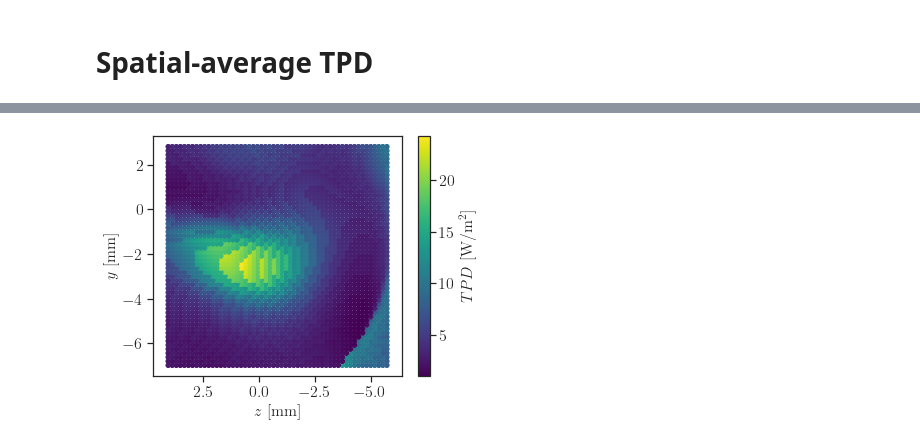
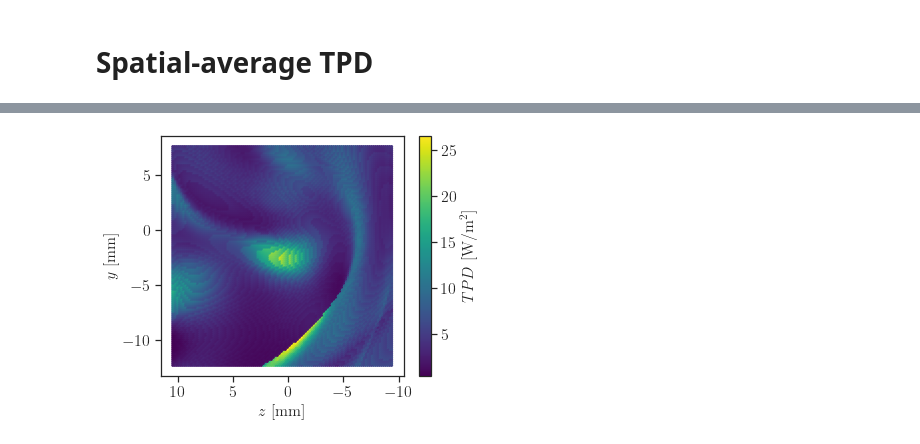
Before and after one commit to akapet00/EMF-exposure-analysis, a Jupyter notebook: playground/IEEE-J-ERM_paper/01_APD_Poynting.ipynb, the cells around one changed output, grey strips where cells are left out. Saved outputs shown, nothing was run; the diff lists cells and outputs as text; code cells hidden in the pictures.

```diff
--- a/playground/IEEE-J-ERM_paper/01_APD_Poynting.ipynb
+++ b/playground/IEEE-J-ERM_paper/01_APD_Poynting.ipynb
@@ -76,13 +68,13 @@ pcd_t_xy.points = o3d.utility.Vector3dVector(xyz_t_zy)
 # %%
 avg_center_idx = np.where(APD_zy == APD_zy.max())[0][0]
-avg_center = xyz_t_zy[avg_center_idx][2], xyz_t_zy[avg_center_idx][1]
-edge_length = 10
+avg_center = xyz_zy[avg_center_idx][2], xyz_zy[avg_center_idx][1]
+edge_length = 20
 area = edge_length ** 2
-origin, idx_rect = export_rect_idx(xyz=xyz_t_zy,
+origin, idx_rect = export_rect_idx(xyz=xyz_zy,
                                    center=avg_center,
                                    edge_length=edge_length,
                                    view='zy')
-xyz_rect = xyz_t_zy[idx_rect]
+xyz_rect = xyz_zy[idx_rect]
 APD_rect = APD_zy[idx_rect]
 # %%
 set_colorblind()
@@ -113,18 +99,21 @@ df.reset_index(drop=True, inplace=True)
+# %%
+# this should be optimized for large files, upload only the averaging volume
+
+fname = os.path.join('data',
+                     f'loss_3D_ear_{f}GHz_{polarization.upper()}_front.txt')
+df = (pd.read_csv(fname, names=['x [mm]', 'y [mm]', 'z [mm]', 'Pl [W/m^3]'],
+                  header=None, delim_whitespace=True, skiprows=[0, 1])
+      [lambda x: x['Pl [W/m^3]'] != 0.0])
+df.reset_index(drop=True, inplace=True)
 # %%
 xyz = export_pcd(df)
 Pl = df['Pl [W/m^3]'].to_numpy()
-pcd = o3d.geometry.PointCloud()
-pcd.points = o3d.utility.Vector3dVector(xyz)
-center = pcd.get_center()
-xyz_t = np.c_[xyz[:, 0] - center[0],
-              xyz[:, 1] - center[1],
-              xyz[:, 2] - center[2]]
-pcd_t = o3d.geometry.PointCloud()
-pcd_t.points = o3d.utility.Vector3dVector(xyz_t)
-center_t = pcd_t.get_center()
-cframe = o3d.geometry.TriangleMesh.create_coordinate_frame(
-    size=9, origin=center_t+np.array([6, -25, -20])
-)
+# pcd = o3d.geometry.PointCloud()
+# pcd.points = o3d.utility.Vector3dVector(xyz)
+# center = pcd.get_center()
+# cframe = o3d.geometry.TriangleMesh.create_coordinate_frame(
+#    size=9, origin=center+np.array([6, -25, -20])
+# )
 # o3d.visualization.draw_geometries([pcd_t, cframe])
 # %%
 set_colorblind()
@@ -140,5 +129,5 @@ fig, ax = scatter_3d({'z': xyz_t[:, 2],
 # %%
-_, mask = export_rect_idx(xyz_t,
+_, mask = export_rect_idx(xyz,
                           center=avg_center,
                           edge_length=edge_length,
                           view='zy')
@@ -167,14 +158,14 @@ TPD_rect = df_rect_interm[0].to_numpy()
 # %%
 set_colorblind()
 fig_config(latex=True, scaler=1.5, text_size=16)
 label = '$TPD$ [W/m$^2$]'
 fig, ax = scatter_2d({'$z$ [mm]': yz_rect[:, 1],
                       '$y$ [mm]': yz_rect[:, 0],
-                      label: TPD_rect}, s=20,
+                      label: TPD_rect}, s=5,
                      figsize=(2.950 * 1.915, 2.950 * 1.5))
 ax.invert_xaxis()
 # %% [output]
-[figure, old version]
+[figure, new version]
 # %%
 TPD_av = elementwise_dblquad(points=np.c_[yz_rect[:, 1], yz_rect[:, 0]],
                              values=TPD_rect, degree=11) / area
```
Also changed, not shown: parts of 12 cells of this notebook.
